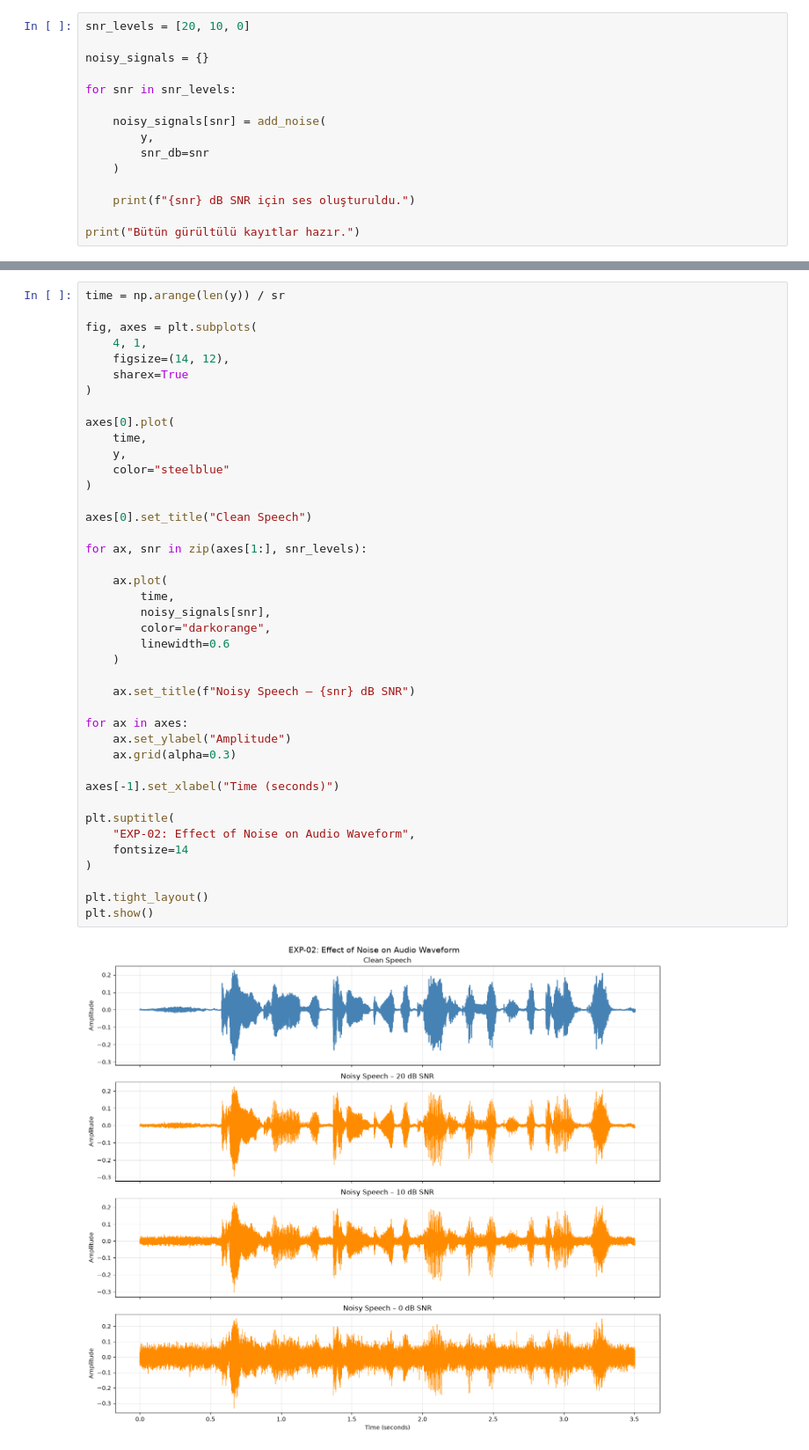
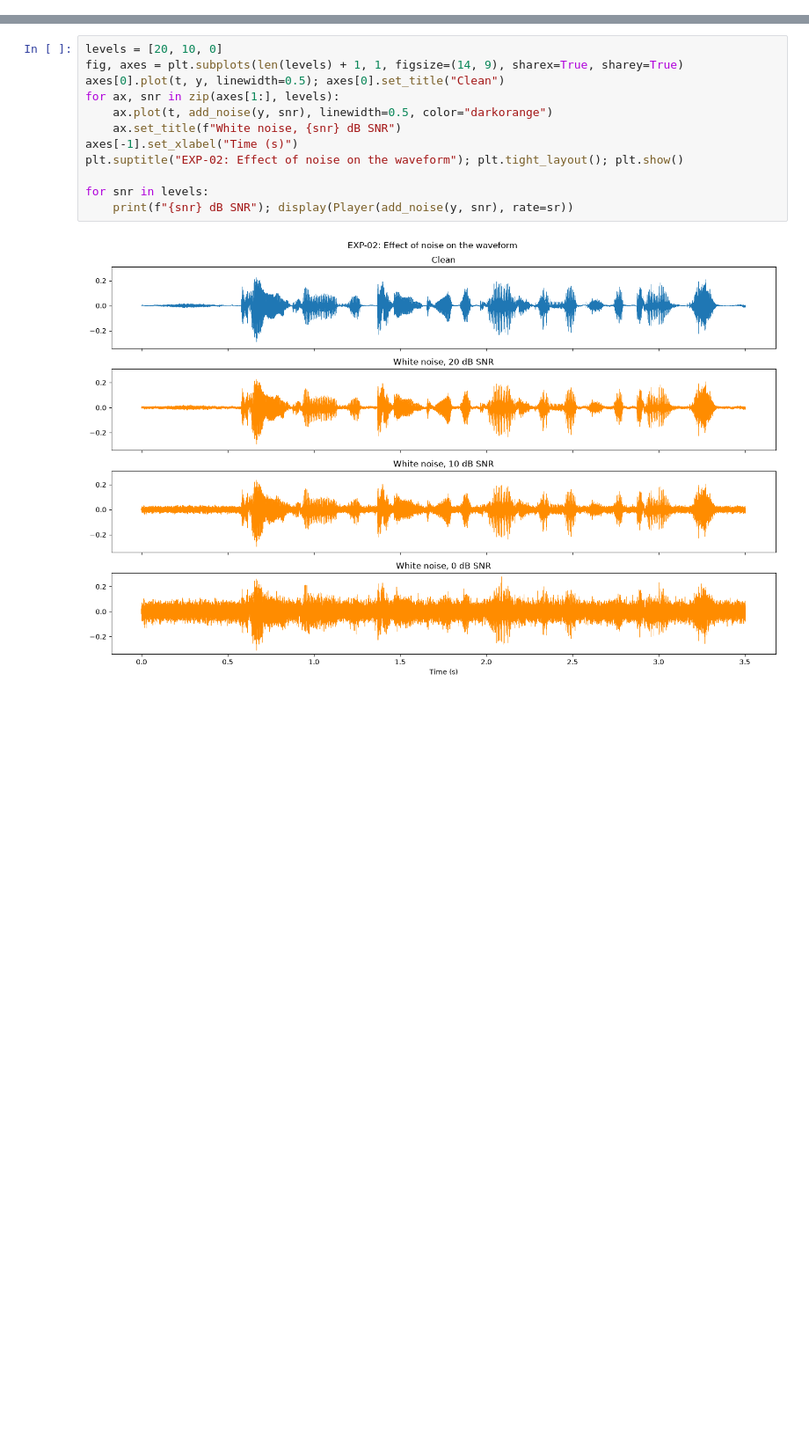
Before and after one commit to esmamanti/vad-research, a Jupyter notebook: notebooks/02_noise_robustness.ipynb, the cells around one changed output, grey strips where cells are left out. Shown at 88% size. Cells and saved outputs as stored; diff of their text form; blank space fills up the shorter version.

```diff
--- a/notebooks/02_noise_robustness.ipynb
+++ b/notebooks/02_noise_robustness.ipynb
@@ -76,15 +28,0 @@ def add_noise(signal, snr_db, seed=42):
-# %%
-snr_levels = [20, 10, 0]
-
-noisy_signals = {}
-
-for snr in snr_levels:
-
-    noisy_signals[snr] = add_noise(
-        y,
-        snr_db=snr
-    )
-
-    print(f"{snr} dB SNR için ses oluşturuldu.")
-
-print("Bütün gürültülü kayıtlar hazır.")
@@ -96,43 +84,14 @@ Bütün gürültülü kayıtlar hazır.
 # %%
-time = np.arange(len(y)) / sr
+levels = [20, 10, 0]
+fig, axes = plt.subplots(len(levels) + 1, 1, figsize=(14, 9), sharex=True, sharey=True)
+axes[0].plot(t, y, linewidth=0.5); axes[0].set_title("Clean")
+for ax, snr in zip(axes[1:], levels):
+    ax.plot(t, add_noise(y, snr), linewidth=0.5, color="darkorange")
+    ax.set_title(f"White noise, {snr} dB SNR")
+axes[-1].set_xlabel("Time (s)")
+plt.suptitle("EXP-02: Effect of noise on the waveform"); plt.tight_layout(); plt.show()
 
-fig, axes = plt.subplots(
-    4, 1,
-    figsize=(14, 12),
-    sharex=True
-)
-
-axes[0].plot(
-    time,
-    y,
-    color="steelblue"
-)
-
-axes[0].set_title("Clean Speech")
-
-for ax, snr in zip(axes[1:], snr_levels):
-
-    ax.plot(
-        time,
-        noisy_signals[snr],
-        color="darkorange",
-        linewidth=0.6
-    )
-
-    ax.set_title(f"Noisy Speech – {snr} dB SNR")
-
-for ax in axes:
-    ax.set_ylabel("Amplitude")
-    ax.grid(alpha=0.3)
-
-axes[-1].set_xlabel("Time (seconds)")
-
-plt.suptitle(
-    "EXP-02: Effect of Noise on Audio Waveform",
-    fontsize=14
-)
-
-plt.tight_layout()
-plt.show()
+for snr in levels:
+    print(f"{snr} dB SNR"); display(Player(add_noise(y, snr), rate=sr))
 # %% [output]
-[figure, old version]
+[figure, new version]
```
Also changed, not shown: parts of 22 cells of this notebook, 1 other file.
